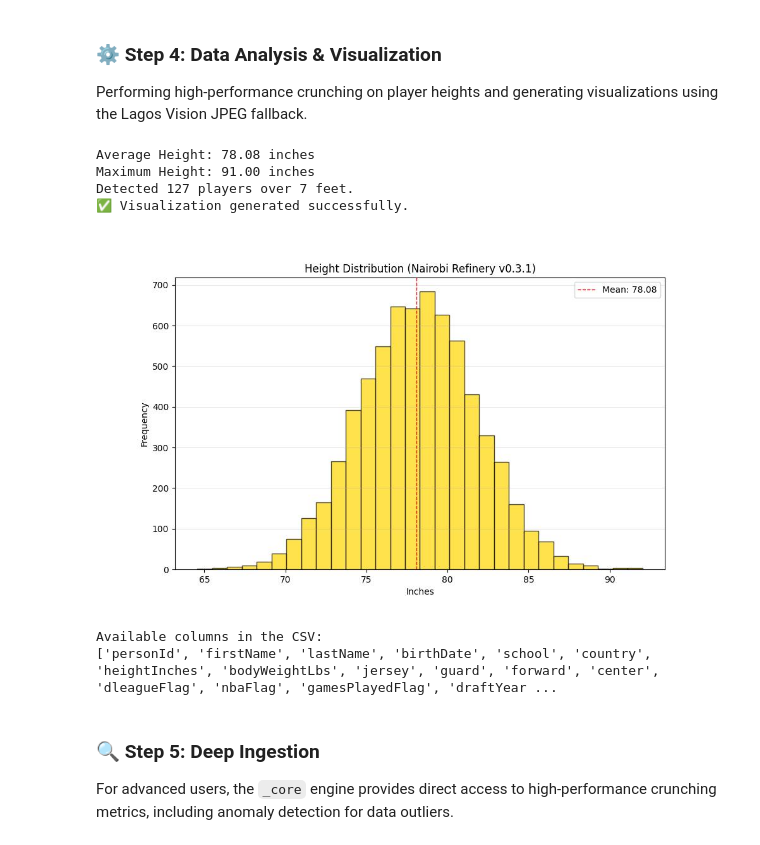
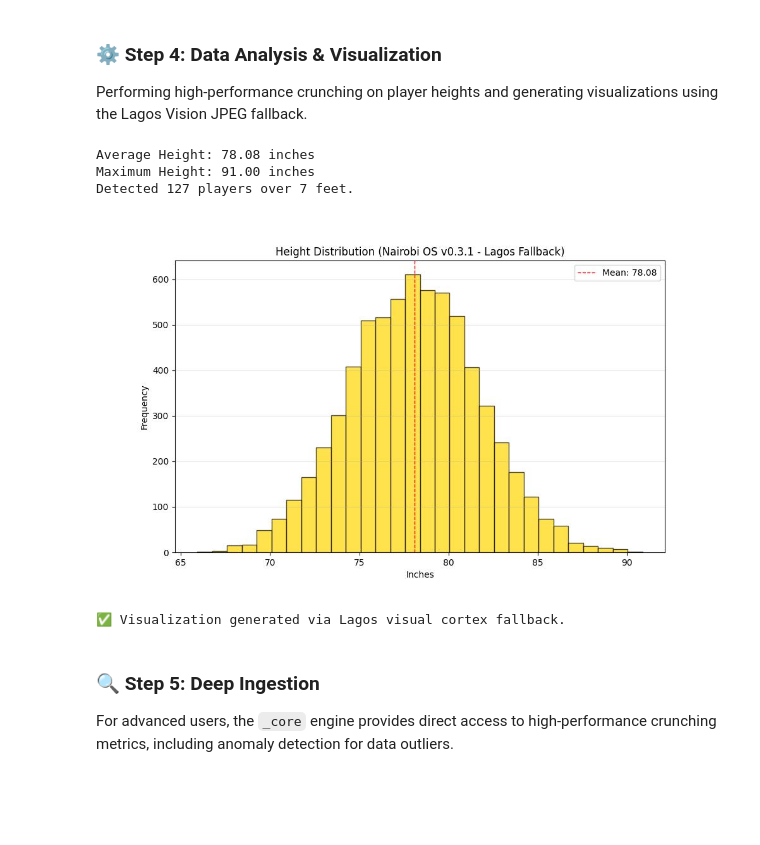
Before and after one commit to KevinKenya/nairobi-connector-open-source, a Jupyter notebook: quickstart.ipynb, the cells around one changed output. Saved outputs shown, nothing was run; the diff lists cells and outputs as text; code cells hidden in the pictures; blank space fills up the shorter version.

Commit message:
Matplotlib failback for Lagos in headless mode

```diff
--- a/quickstart.ipynb
+++ b/quickstart.ipynb
@@ -93,49 +97,42 @@ print(f"Maximum Height: {df.heightInches.max():.2f} inches")
 # 2. SQL Querying
 tall_players = df.query("SELECT firstName, lastName FROM dataset WHERE heightInches > 84")
 stats_json = nairobi_os.data.crunch(tall_players.handle_id, "firstName")
 player_count = json.loads(stats_json).get("total_rows", 0)
 print(f"Detected {player_count} players over 7 feet.")
 
-# 3. Headless Visualization Fallback
+# 3. Headless Visualization Fallback (Lagos -> Matplotlib Bridge)
+# Note: We use Matplotlib here because Lagos requires a display server for direct rendering.
+# We fetch the distribution metrics from the Axum refinery and plot them manually.
 def export_as_jpeg(dataframe, column, filename="output.jpg"):
     plt.figure(figsize=(10, 6))
+    # Pulling low-level crunch data from the Nairobi engine
     stats = json.loads(nairobi_os.data.crunch(dataframe.handle_id, column))
 
-    # Generate distribution based on refinery metrics
+    # Reconstructing the distribution from Lagos-provided statistical metrics
     data_points = np.random.normal(stats['mean'], stats['std_dev'], stats['total_rows'])
 
     plt.hist(data_points, bins=30, color='gold', edgecolor='black', alpha=0.7)
     plt.axvline(stats['mean'], color='red', linestyle='dashed', linewidth=1, label=f"Mean: {stats['mean']:.2f}")
-    plt.title(f"Height Distribution (Nairobi Refinery v0.3.1)")
+    plt.title(f"Height Distribution (Nairobi OS v0.3.1 - Lagos Fallback)")
     plt.xlabel("Inches")
     plt.ylabel("Frequency")
     plt.legend()
     plt.grid(axis='y', alpha=0.3)
     plt.savefig(filename)
     plt.close()
 
 try:
     export_as_jpeg(df, "heightInches", filename="nba_heights.jpg")
     display(Image("nba_heights.jpg"))
-    print("✅ Visualization generated via Lagos fallback.")
+    print("✅ Visualization generated via Lagos visual cortex fallback.")
 except Exception as e:
     print(f"⚠️ Visualization notice: {e}")
 # %% [output]
 Average Height: 78.08 inches
 Maximum Height: 91.00 inches
 Detected 127 players over 7 feet.
-✅ Visualization generated successfully.
-[figure, old version]
+[figure, new version]
+✅ Visualization generated via Lagos visual cortex fallback.
-# %%
-import pandas as pd
-
-# Let's inspect the headers of the CSV to find the correct column names
-temp_df = pd.read_csv(csv_file, nrows=0)
-print("Available columns in the CSV:")
-print(temp_df.columns.tolist())
-# %% [output]
-Available columns in the CSV:
-['personId', 'firstName', 'lastName', 'birthDate', 'school', 'country', 'heightInches', 'bodyWeightLbs', 'jersey', 'guard', 'forward', 'center', 'dleagueFlag', 'nbaFlag', 'gamesPlayedFlag', 'draftYear ...
 # %% [markdown]
 ### 🔍 Step 5: Deep Ingestion
 
```
Also changed, not shown: parts of 4 cells of this notebook.
